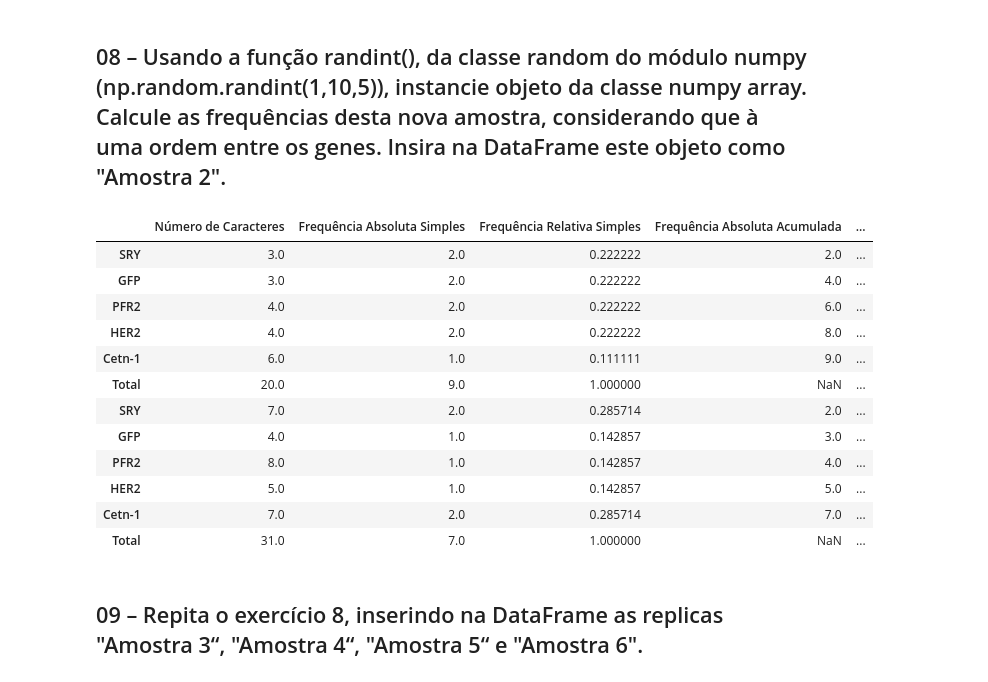
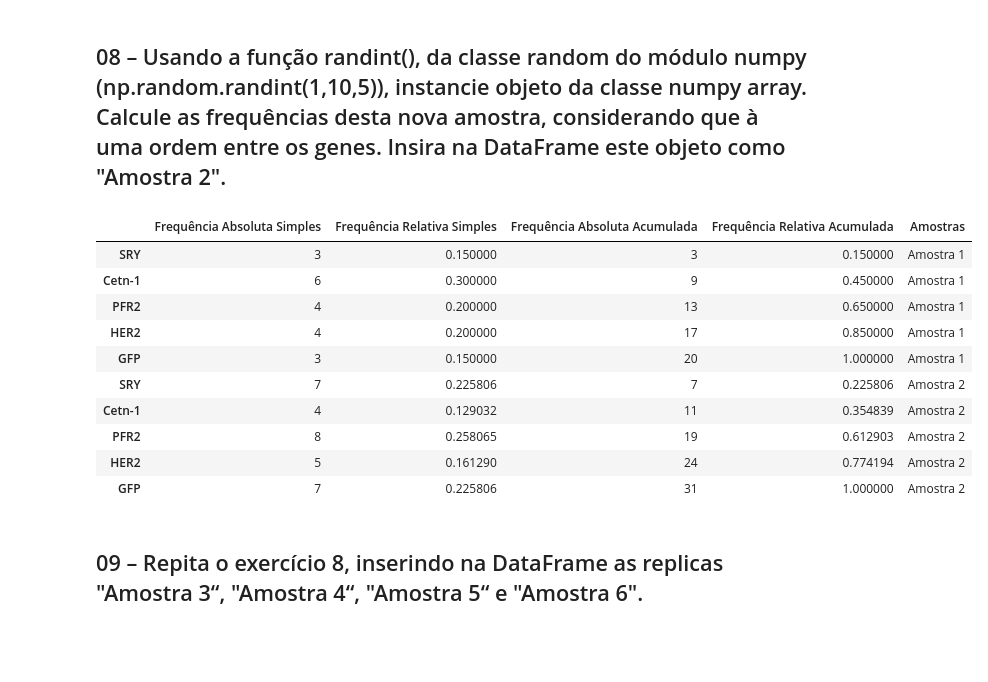
Before and after one commit to R-Zurik/PythonBasico_Disciplina, a Jupyter notebook: Exercícios/13-Variáveis_Qualitativas_2026-03-30.ipynb, the cells around one changed output. Saved outputs shown, nothing was run; the diff lists cells and outputs as text; code cells hidden in the pictures; blank space fills up the shorter version.

```diff
--- a/Exercícios/13-Variáveis_Qualitativas_2026-03-30.ipynb
+++ b/Exercícios/13-Variáveis_Qualitativas_2026-03-30.ipynb
@@ -42,0 +33,4 @@ df_2
+# %%
+# Transformando o "Número de Caracteres" em frequência absoluta simples no DataFrame
+df.columns = ["Frequência Absoluta Simples"]
+df
@@ -121,0 +85,4 @@ df_5
+# %%
+# Adicionando a frequência absoluta acumulada no DataFrame
+df["Frequência Absoluta Acumulada"] = df["Frequência Absoluta Simples"].cumsum()
+df
@@ -121,0 +96,4 @@ df_5
+# %%
+# Adicionando a frequência relativa acumulada no DataFrame
+df["Frequência Relativa Acumulada"] = df["Frequência Relativa Simples"].cumsum()
+df
@@ -152,6 +137,5 @@ df_6
 # %%
 # Adicionando nova coluna de amostras
-df_7 = df_6.copy()
-df_7["Amostras"] = "Amostra 1"
-df_7
+df["Amostras"] = "Amostra 1"
+df
 # %% [output]
@@ -167,52 +164,27 @@ df_7
 # %%
 # Gerando o array
 np.random.seed(42)
-amostra_2_array = np.random.randint(1,10,5)
-df_amostra_2 = pd.DataFrame(amostra_2_array)
+a2_arr = np.random.randint(1,10,5).reshape(5,1)
 
-# Adicionando a frequência absoluta simples no DataFrame
-df_amostra_2.index = ["SRY", "GFP", "PFR2", "HER2", "Cetn-1"]
-df_amostra_2.columns = ["Número de Caracteres"]
-fas_amostra_2 = df_amostra_2["Número de Caracteres"].map(
-    df_amostra_2["Número de Caracteres"].value_counts())
-df_amostra_2 = pd.concat([df_amostra_2, fas_amostra_2], axis=1)
-
-# Adicionando a frequência relativa simples no DataFrame
-frs_amostra_2 = fas_amostra_2/fas_amostra_2.sum()
-df_amostra_2 = pd.concat([df_amostra_2, frs_amostra_2], axis=1)
-df_amostra_2.columns = ["Número de Caracteres", "Frequência Absoluta Simples",
-                        "Frequência Relativa Simples"]
-
-# Adicionando total das colunas
-df_amostra_2.loc['Total'] = df_amostra_2.sum(numeric_only=True)
-
-# Adicionando a frequência absoluta acumulada no DataFrame
-faac = df_amostra_2.iloc[:5,0].map(df_amostra_2["Número de Caracteres"].value_counts())
-faac = faac.cumsum()
-df_amostra_2 = pd.concat([df_amostra_2, faac], axis = 1)
-
-# Adicionando a frequência relativa acumulada no DataFrame
-frac = df_amostra_2.iloc[:5,2].cumsum()
-df_amostra_2 = pd.concat([df_amostra_2, frac], axis=1)
-df_amostra_2.columns = ["Número de Caracteres", "Frequência Absoluta Simples",
-                        "Frequência Relativa Simples", "Frequência Absoluta Acumulada",
-                        "Frequência Relativa Acumulada"]
-df_amostra_2["Amostras"] = "Amostra 2"
-df_8 = pd.concat([df_7, df_amostra_2], axis = 0)
-df_8
+# Criando o DataFrame e adicionando as colunas
+df_2 = pd.DataFrame(a2_arr, index=df.index, columns=["Frequência Absoluta Simples"])
+df_2["Frequência Relativa Simples"] = df_2["Frequência Absoluta Simples"]/df_2["Frequência Absoluta Simples"].sum()
+df_2["Frequência Absoluta Acumulada"] = df_2["Frequência Absoluta Simples"].cumsum()
+df_2["Frequência Relativa Acumulada"] = df_2["Frequência Relativa Simples"].cumsum()
+df_2["Amostras"] = "Amostra 2"
+df = pd.concat([df, df_2], axis = 0)
+df
 # %% [output]
-|  | Número de Caracteres | Frequência Absoluta Simples | Frequência Relativa Simples | Frequência Absoluta Acumulada | ... |
-| SRY | 3.0 | 2.0 | 0.222222 | 2.0 | ... |
-| GFP | 3.0 | 2.0 | 0.222222 | 4.0 | ... |
-| PFR2 | 4.0 | 2.0 | 0.222222 | 6.0 | ... |
-| HER2 | 4.0 | 2.0 | 0.222222 | 8.0 | ... |
-| Cetn-1 | 6.0 | 1.0 | 0.111111 | 9.0 | ... |
-| Total | 20.0 | 9.0 | 1.000000 | NaN | ... |
-| SRY | 7.0 | 2.0 | 0.285714 | 2.0 | ... |
-| GFP | 4.0 | 1.0 | 0.142857 | 3.0 | ... |
-| PFR2 | 8.0 | 1.0 | 0.142857 | 4.0 | ... |
-| HER2 | 5.0 | 1.0 | 0.142857 | 5.0 | ... |
-| Cetn-1 | 7.0 | 2.0 | 0.285714 | 7.0 | ... |
-| Total | 31.0 | 7.0 | 1.000000 | NaN | ... |
+|  | Frequência Absoluta Simples | Frequência Relativa Simples | Frequência Absoluta Acumulada | Frequência Relativa Acumulada | Amostras |
+| SRY | 3 | 0.150000 | 3 | 0.150000 | Amostra 1 |
+| Cetn-1 | 6 | 0.300000 | 9 | 0.450000 | Amostra 1 |
+| PFR2 | 4 | 0.200000 | 13 | 0.650000 | Amostra 1 |
+| HER2 | 4 | 0.200000 | 17 | 0.850000 | Amostra 1 |
+| GFP | 3 | 0.150000 | 20 | 1.000000 | Amostra 1 |
+| SRY | 7 | 0.225806 | 7 | 0.225806 | Amostra 2 |
+| Cetn-1 | 4 | 0.129032 | 11 | 0.354839 | Amostra 2 |
+| PFR2 | 8 | 0.258065 | 19 | 0.612903 | Amostra 2 |
+| HER2 | 5 | 0.161290 | 24 | 0.774194 | Amostra 2 |
+| GFP | 7 | 0.225806 | 31 | 1.000000 | Amostra 2 |
 # %% [markdown]
 ## 09 – Repita o exercício 8, inserindo na DataFrame as replicas "Amostra 3“, "Amostra 4“, "Amostra 5“ e "Amostra 6".
```
Also changed, not shown: parts of 26 cells of this notebook, 2 other files.
